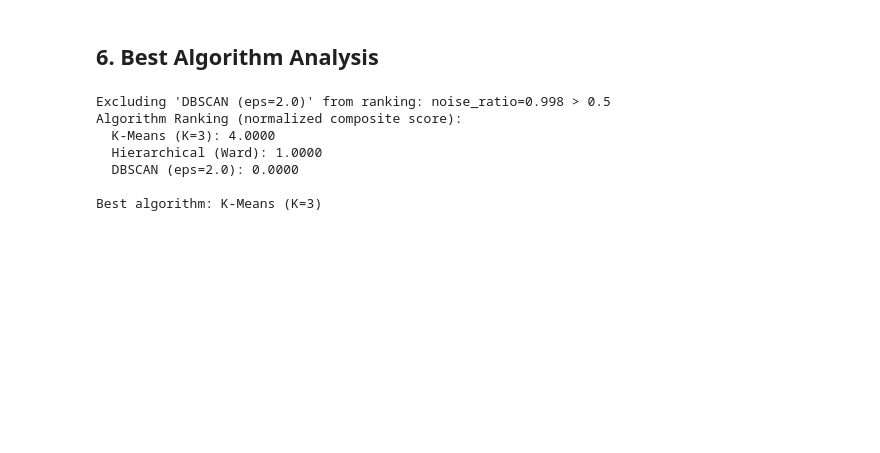
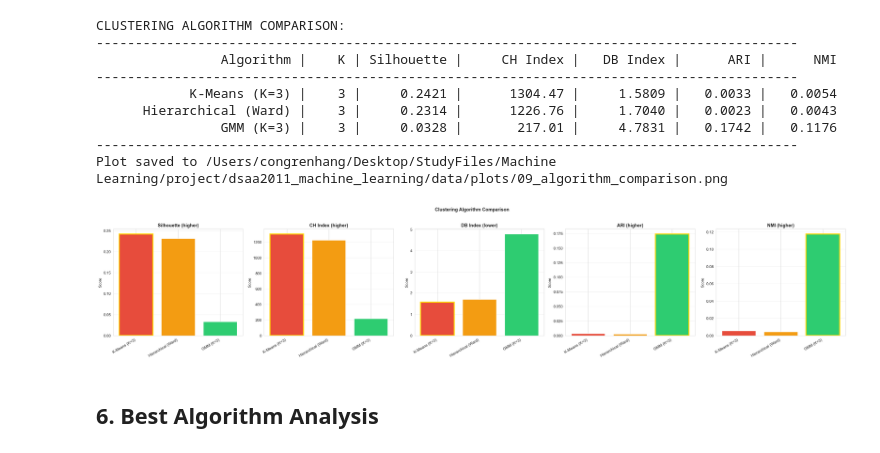
Before and after one commit to pheonix2006/dsaa2011_machine_learning, a Jupyter notebook: notebooks/03_clustering_analysis.ipynb, the cells around one changed output. Drawn from its saved outputs; the diff is of its cells as text; code cells hidden in the pictures; blank space fills up the shorter version.

```diff
--- a/notebooks/03_clustering_analysis.ipynb
+++ b/notebooks/03_clustering_analysis.ipynb
@@ -456,0 +46,18 @@ Plot saved to /media/appleblue17/E/vscode/Assignments/2026Spring/ML/2026.04.27 F
+# %%
+# Load engineered train/val/test data and concatenate to full dataset
+features_train = pd.read_csv(os.path.join(project_root, 'data', 'features_engineered_train.csv'))
+targets_train = pd.read_csv(os.path.join(project_root, 'data', 'targets_engineered_train.csv')).iloc[:, 0]
+
+features_val = pd.read_csv(os.path.join(project_root, 'data', 'features_engineered_val.csv'))
+targets_val = pd.read_csv(os.path.join(project_root, 'data', 'targets_engineered_val.csv')).iloc[:, 0]
+
+features_test = pd.read_csv(os.path.join(project_root, 'data', 'features_engineered_test.csv'))
+targets_test = pd.read_csv(os.path.join(project_root, 'data', 'targets_engineered_test.csv')).iloc[:, 0]
+
+# Concatenate to full dataset
+X = pd.concat([features_train, features_val, features_test], axis=0, ignore_index=True)
+y = pd.concat([targets_train, targets_val, targets_test], axis=0, ignore_index=True)
+
+print(f"Features shape: {X.shape}")
+print(f"Target distribution:")
+print(y.value_counts().sort_index().to_string())
@@ -457,21 +312,44 @@ Plot saved to /media/appleblue17/E/vscode/Assignments/2026Spring/ML/2026.04.27 F
+# %%
+# Multi-algorithm comparison
+gmm_entry = {
+    "labels": gmm_labels,
+    "metrics": gmm_metrics,
+    "n_clusters": gmm_k,
+}
+
+all_algorithms = {
+    "K-Means (K=3)": {"labels": kmeans_labels, "metrics": kmeans_metrics, "n_clusters": optimal_k},
+    "Hierarchical (Ward)": {"labels": agg_labels, "metrics": agg_metrics, "n_clusters": 3},
+    f"GMM (K={gmm_k})": gmm_entry,
+}
+
+print("CLUSTERING ALGORITHM COMPARISON:")
+print("-" * 90)
+print(f"{'Algorithm':>25} | {'K':>4} | {'Silhouette':>10} | {'CH Index':>12} | {'DB Index':>10} | {'ARI':>8} | {'NMI':>8}")
+print("-" * 90)
+
+for alg_name, results in all_algorithms.items():
+    m = results["metrics"]
+    k = results["n_clusters"]
+    print(f"{alg_name:>25} | {k:>4} | {m.get('silhouette', 0):>10.4f} | {m.get('calinski_harabasz', 0):>12.2f} | {m.get('davies_bouldin', 0):>10.4f} | {m.get('adjusted_rand_index', 0):>8.4f} | {m.get('normalized_mutual_info', 0):>8.4f}")
+
+print("-" * 90)
+
+all_results_dict = {alg: res["metrics"] for alg, res in all_algorithms.items()}
+
+save_path = os.path.join(project_root, "data", "plots", "09_algorithm_comparison.png")
+fig = plot_algorithm_comparison(all_results_dict, y.values, save_path=save_path)
+plt.show()
+# %% [output]
+CLUSTERING ALGORITHM COMPARISON:
+------------------------------------------------------------------------------------------
+                Algorithm |    K | Silhouette |     CH Index |   DB Index |      ARI |      NMI
+------------------------------------------------------------------------------------------
+            K-Means (K=3) |    3 |     0.2421 |      1304.47 |     1.5809 |   0.0033 |   0.0054
+      Hierarchical (Ward) |    3 |     0.2314 |      1226.76 |     1.7040 |   0.0023 |   0.0043
+                GMM (K=3) |    3 |     0.0328 |       217.01 |     4.7831 |   0.1742 |   0.1176
+------------------------------------------------------------------------------------------
+Plot saved to /Users/congrenhang/Desktop/StudyFiles/Machine Learning/project/dsaa2011_machine_learning/data/plots/09_algorithm_comparison.png
+[figure, added]
 # %% [markdown]
 ## 6. Best Algorithm Analysis
-# %%
-# 归一化综合评分排名 / Normalized composite ranking
-from src.clustering import rank_algorithms
-
-ranked = rank_algorithms(all_results_dict)
-print("Algorithm Ranking (normalized composite score):")
-for name, score in ranked:
-    print(f"  {name}: {score:.4f}")
-
-best_algorithm = ranked[0][0]
-print(f"\nBest algorithm: {best_algorithm}")
-# %% [output]
-Excluding 'DBSCAN (eps=2.0)' from ranking: noise_ratio=0.998 > 0.5
-Algorithm Ranking (normalized composite score):
-  K-Means (K=3): 4.0000
-  Hierarchical (Ward): 1.0000
-  DBSCAN (eps=2.0): 0.0000
-
-Best algorithm: K-Means (K=3)
```
Also changed, not shown: parts of 48 cells of this notebook, 44 other files.
